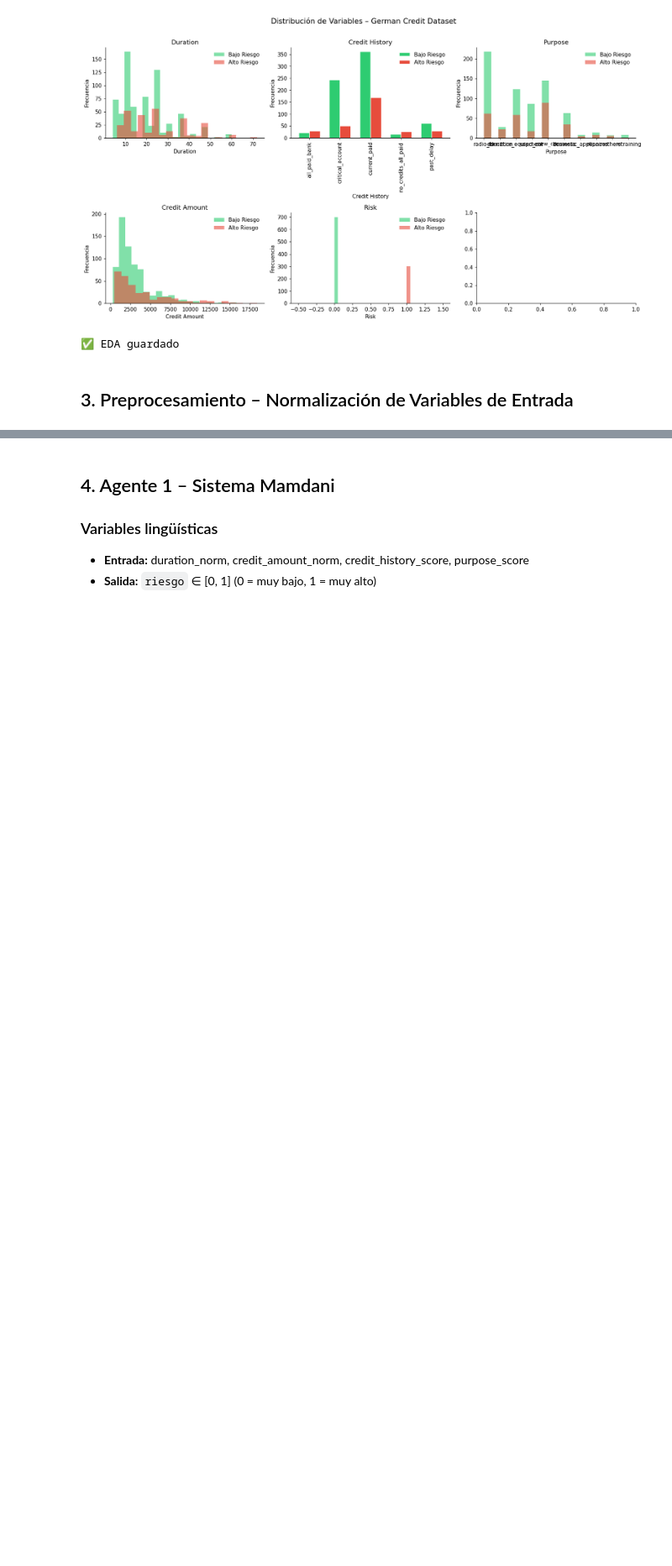
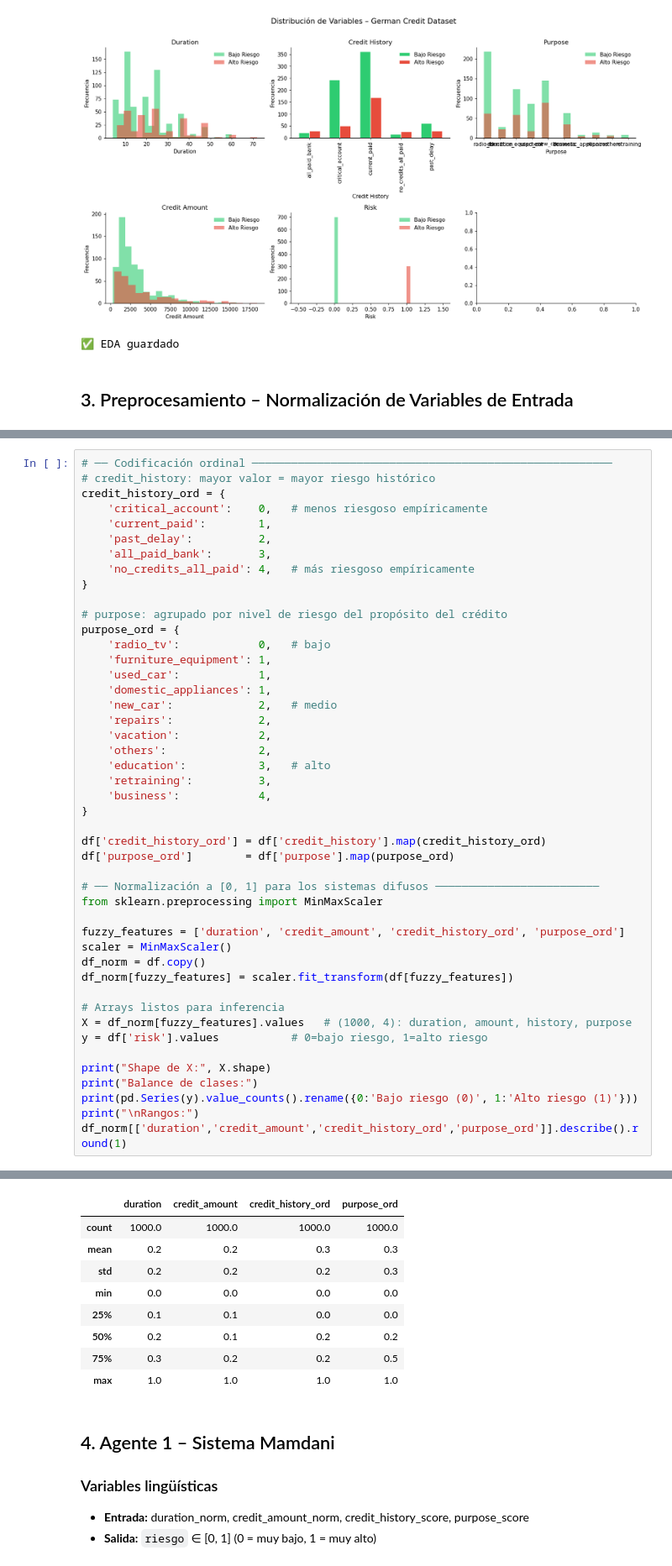
Before and after one commit to Mario-ACL/Metaheuristicas-para-Ciencia-de-Datos, a Jupyter notebook: tareas/tarea03.ipynb, the cells around one changed output, grey strips where cells are left out. Shown at 84% size. Drawn from its saved outputs; the diff is of its cells as text; blank space fills up the shorter version.

```diff
--- a/tareas/tarea03.ipynb
+++ b/tareas/tarea03.ipynb
@@ -232,0 +184,47 @@ df.head()
+# %%
+# ── Codificación ordinal ───────────────────────────────────────────────────────
+# credit_history: mayor valor = mayor riesgo histórico
+credit_history_ord = {
+    'critical_account':    0,   # menos riesgoso empíricamente
+    'current_paid':        1,
+    'past_delay':          2,
+    'all_paid_bank':       3,
+    'no_credits_all_paid': 4,   # más riesgoso empíricamente
+}
+
+# purpose: agrupado por nivel de riesgo del propósito del crédito
+purpose_ord = {
+    'radio_tv':            0,   # bajo
+    'furniture_equipment': 1,
+    'used_car':            1,
+    'domestic_appliances': 1,
+    'new_car':             2,   # medio
+    'repairs':             2,
+    'vacation':            2,
+    'others':              2,
+    'education':           3,   # alto
+    'retraining':          3,
+    'business':            4,
+}
+
+df['credit_history_ord'] = df['credit_history'].map(credit_history_ord)
+df['purpose_ord']        = df['purpose'].map(purpose_ord)
+
+# ── Normalización a [0, 1] para los sistemas difusos ─────────────────────────
+from sklearn.preprocessing import MinMaxScaler
+
+fuzzy_features = ['duration', 'credit_amount', 'credit_history_ord', 'purpose_ord']
+scaler = MinMaxScaler()
+df_norm = df.copy()
+df_norm[fuzzy_features] = scaler.fit_transform(df[fuzzy_features])
+
+# Arrays listos para inferencia
+X = df_norm[fuzzy_features].values   # (1000, 4): duration, amount, history, purpose
+y = df['risk'].values           # 0=bajo riesgo, 1=alto riesgo
+
+print("Shape de X:", X.shape)
+print("Balance de clases:")
+print(pd.Series(y).value_counts().rename({0:'Bajo riesgo (0)', 1:'Alto riesgo (1)'}))
+print("\nRangos:")
+df_norm[['duration','credit_amount','credit_history_ord','purpose_ord']].describe().round(1)
+# %% [output]
@@ -233,3 +238,12 @@ df.head()
+|  | duration | credit_amount | credit_history_ord | purpose_ord |
+| count | 1000.0 | 1000.0 | 1000.0 | 1000.0 |
+| mean | 0.2 | 0.2 | 0.3 | 0.3 |
+| std | 0.2 | 0.2 | 0.2 | 0.3 |
+| min | 0.0 | 0.0 | 0.0 | 0.0 |
+| 25% | 0.1 | 0.1 | 0.0 | 0.0 |
+| 50% | 0.2 | 0.1 | 0.2 | 0.2 |
+| 75% | 0.3 | 0.2 | 0.2 | 0.5 |
+| max | 1.0 | 1.0 | 1.0 | 1.0 |
 # %% [markdown]
 ## 4. Agente 1 – Sistema Mamdani
 
```
Also changed, not shown: parts of 26 cells of this notebook.
